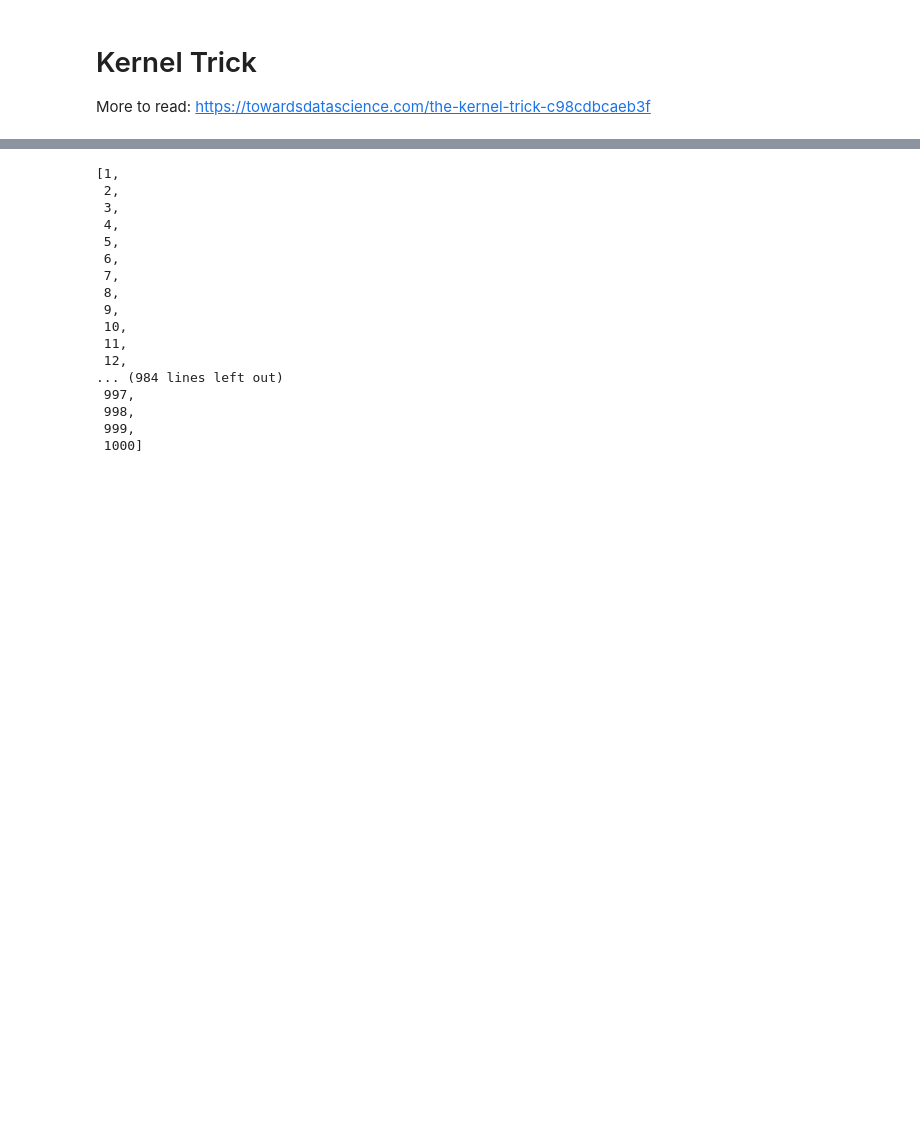
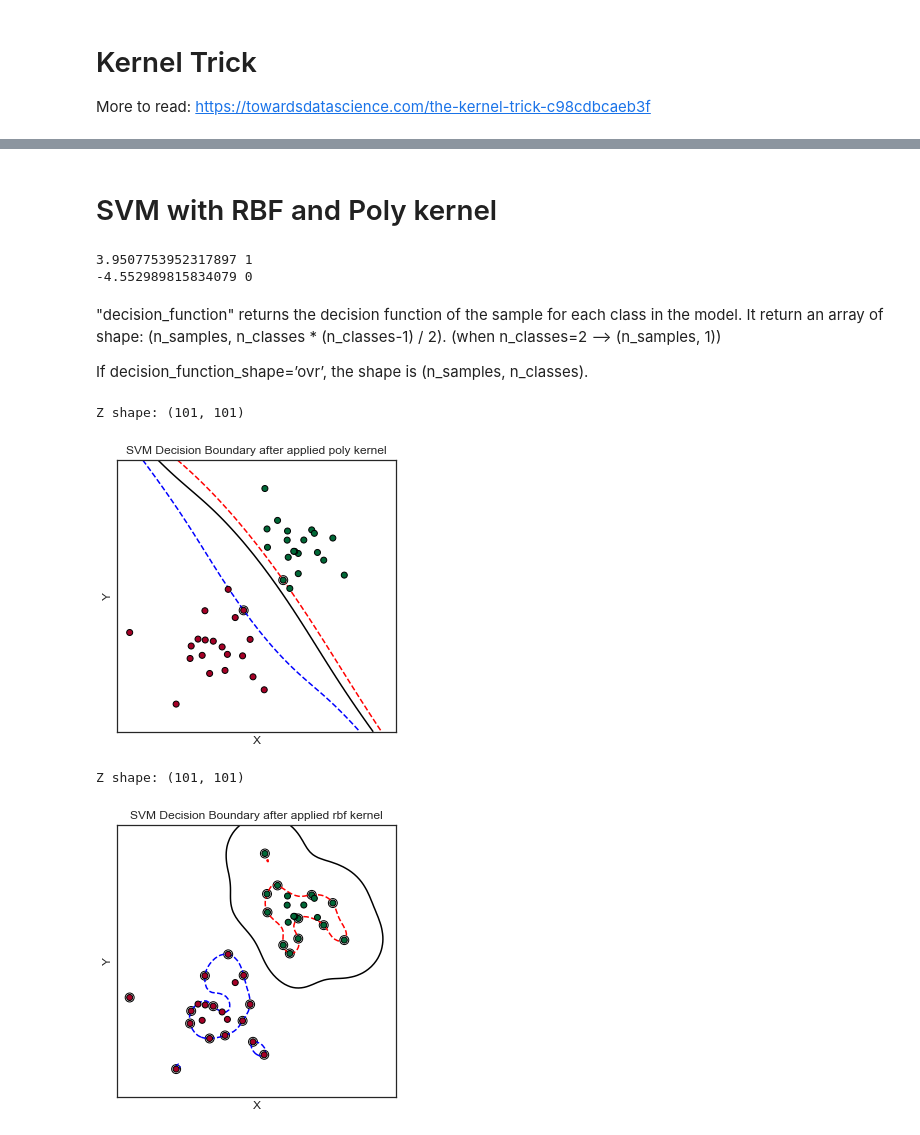
Before and after one commit to cl3789/machine-learning-basics, a Jupyter notebook: Supervised_Learning_SVM.ipynb, the cells around one changed output, grey strips where cells are left out. Cells and saved outputs as stored; diff of their text form; code cells hidden in the pictures; blank space fills up the shorter version.

```diff
--- a/Supervised_Learning_SVM.ipynb
+++ b/Supervised_Learning_SVM.ipynb
@@ -338,20 +328,18 @@ print(B)
-# %%
-list(range(1,1001))
-# %% [output]
-[1,
- 2,
- 3,
- 4,
- 5,
- 6,
- 7,
- 8,
- 9,
- 10,
- 11,
- 12,
-... (984 lines left out)
- 997,
- 998,
- 999,
- 1000]
+# %% [markdown]
+# SVM with RBF and Poly kernel
+# %%
+# we create 100 separable points
+# we create 40 separable points
+np.random.seed(0)
+X = np.r_[np.random.randn(20, 2) - [2, 2], np.random.randn(20, 2) + [2, 2]]
+Y = [0] * 20 + [1] * 20
+
+print(np.max(X), np.max(Y))
+print(np.min(X), np.min(Y))
+# %% [output]
+3.9507753952317897 1
+-4.552989815834079 0
+# %% [markdown]
+"decision_function" returns the decision function of the sample for each class in the model. It return an array of shape: (n_samples, n_classes * (n_classes-1) / 2). (when n_classes=2 --> (n_samples, 1))
+
+If decision_function_shape=’ovr’, the shape is (n_samples, n_classes).
@@ -357,0 +401,7 @@ list(range(1,1001))
+# %%
+plot_svm_kernel(X,Y)
+# %% [output]
+Z shape: (101, 101)
+[figure, added]
+Z shape: (101, 101)
+[figure, added]
```
Also changed, not shown: parts of 6 cells of this notebook, 5 other files.
